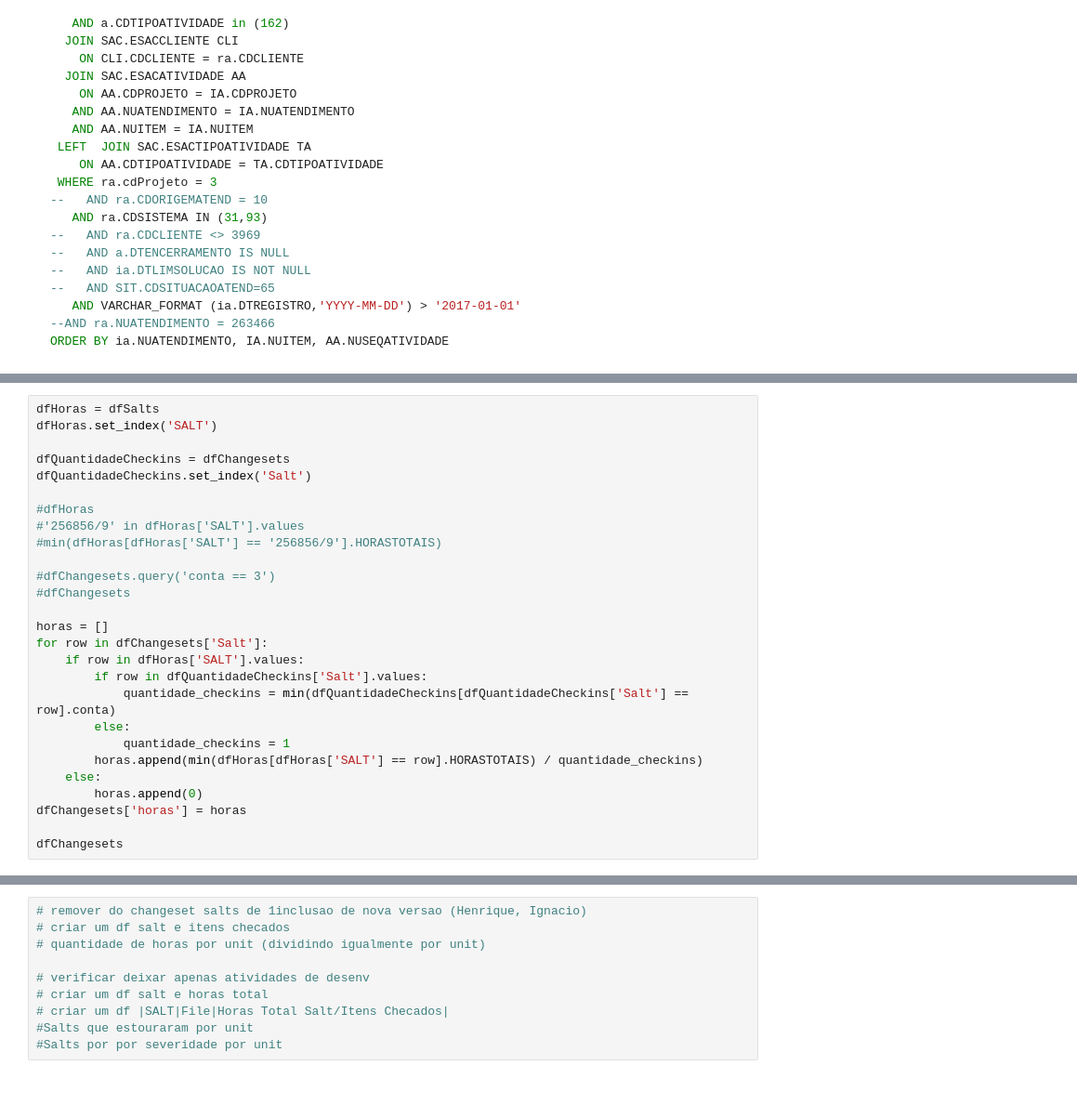
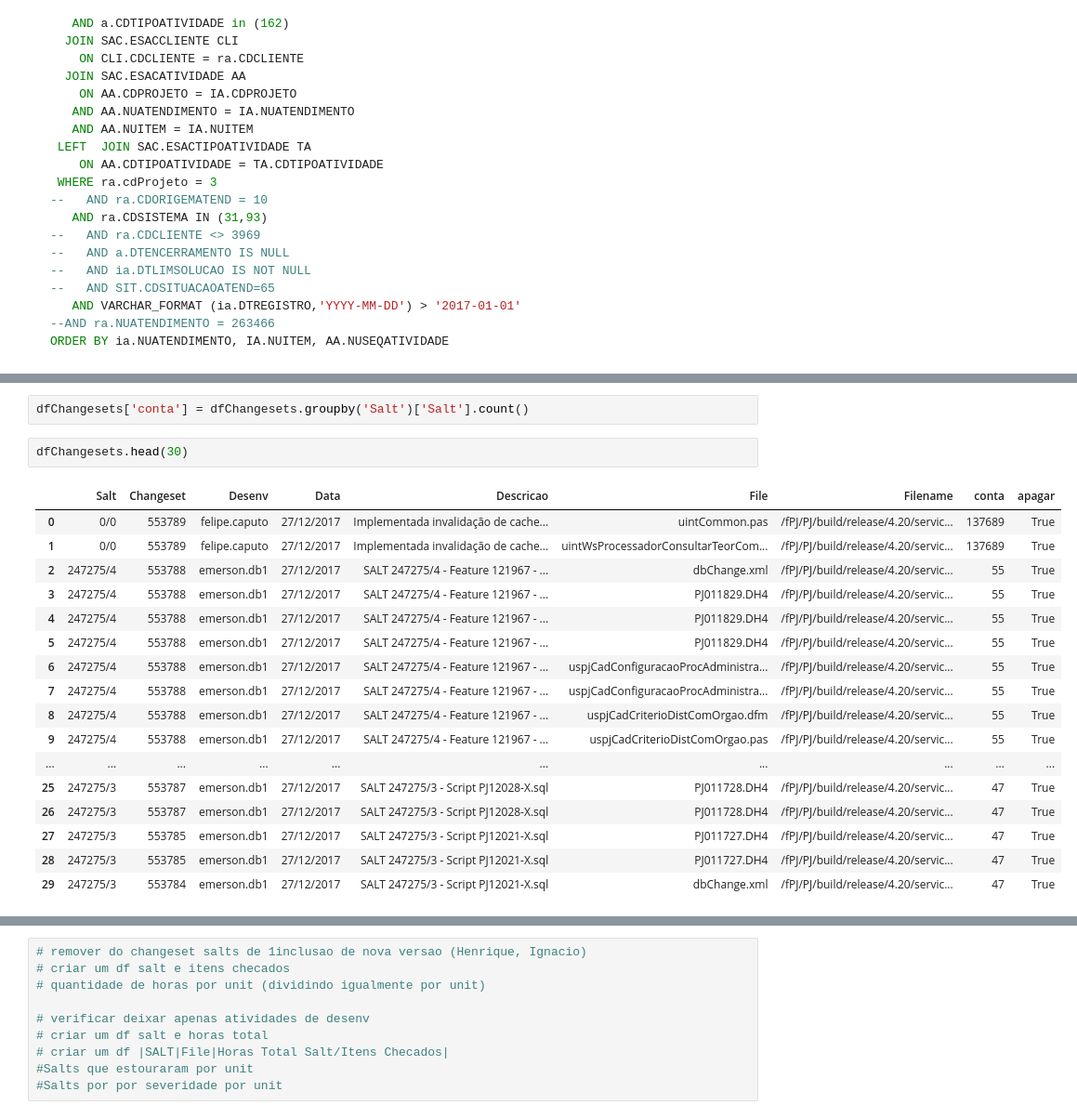
Before and after one commit to wilianselzlein/Metricas, a Jupyter notebook: Changesets.ipynb, the cells around one changed output, grey strips where cells are left out. Shown at 93% size. Drawn from its saved outputs; the diff is of its cells as text; blank space fills up the shorter version.

```diff
--- a/Changesets.ipynb
+++ b/Changesets.ipynb
@@ -587,27 +337,0 @@ dfChangesets[dfChangesets['apagar'] == False]
-# %%
-dfHoras = dfSalts
-dfHoras.set_index('SALT')
-
-dfQuantidadeCheckins = dfChangesets
-dfQuantidadeCheckins.set_index('Salt')
-
-#dfHoras
-#'256856/9' in dfHoras['SALT'].values
-#min(dfHoras[dfHoras['SALT'] == '256856/9'].HORASTOTAIS)
-
-#dfChangesets.query('conta == 3')
-#dfChangesets
-
-horas = []
-for row in dfChangesets['Salt']:
-    if row in dfHoras['SALT'].values:
-        if row in dfQuantidadeCheckins['Salt'].values:
-            quantidade_checkins = min(dfQuantidadeCheckins[dfQuantidadeCheckins['Salt'] == row].conta)
-        else:
-            quantidade_checkins = 1
-        horas.append(min(dfHoras[dfHoras['SALT'] == row].HORASTOTAIS) / quantidade_checkins)
-    else:
-        horas.append(0)
-dfChangesets['horas'] = horas
-
-dfChangesets
@@ -636,0 +374,22 @@ dfChangesets.query('horas > 0')
+# %%
+dfChangesets['conta'] = dfChangesets.groupby('Salt')['Salt'].count()
+# %%
+dfChangesets.head(30)
+# %% [output]
+|  | Salt | Changeset | Desenv | Data | Descricao | File | Filename | conta | apagar |
+| 0 | 0/0 | 553789 | felipe.caputo | 27/12/2017 | Implementada invalidação de cache... | uintCommon.pas | /fPJ/PJ/build/release/4.20/servic... | 137689 | True |
+| 1 | 0/0 | 553789 | felipe.caputo | 27/12/2017 | Implementada invalidação de cache... | uintWsProcessadorConsultarTeorCom... | /fPJ/PJ/build/release/4.20/servic... | 137689 | True |
+| 2 | 247275/4 | 553788 | emerson.db1 | 27/12/2017 | SALT 247275/4 - Feature 121967 - ... | dbChange.xml | /fPJ/PJ/build/release/4.20/servic... | 55 | True |
+| 3 | 247275/4 | 553788 | emerson.db1 | 27/12/2017 | SALT 247275/4 - Feature 121967 - ... | PJ011829.DH4 | /fPJ/PJ/build/release/4.20/servic... | 55 | True |
+| 4 | 247275/4 | 553788 | emerson.db1 | 27/12/2017 | SALT 247275/4 - Feature 121967 - ... | PJ011829.DH4 | /fPJ/PJ/build/release/4.20/servic... | 55 | True |
+| 5 | 247275/4 | 553788 | emerson.db1 | 27/12/2017 | SALT 247275/4 - Feature 121967 - ... | PJ011829.DH4 | /fPJ/PJ/build/release/4.20/servic... | 55 | True |
+| 6 | 247275/4 | 553788 | emerson.db1 | 27/12/2017 | SALT 247275/4 - Feature 121967 - ... | uspjCadConfiguracaoProcAdministra... | /fPJ/PJ/build/release/4.20/servic... | 55 | True |
+| 7 | 247275/4 | 553788 | emerson.db1 | 27/12/2017 | SALT 247275/4 - Feature 121967 - ... | uspjCadConfiguracaoProcAdministra... | /fPJ/PJ/build/release/4.20/servic... | 55 | True |
+| 8 | 247275/4 | 553788 | emerson.db1 | 27/12/2017 | SALT 247275/4 - Feature 121967 - ... | uspjCadCriterioDistComOrgao.dfm | /fPJ/PJ/build/release/4.20/servic... | 55 | True |
+| 9 | 247275/4 | 553788 | emerson.db1 | 27/12/2017 | SALT 247275/4 - Feature 121967 - ... | uspjCadCriterioDistComOrgao.pas | /fPJ/PJ/build/release/4.20/servic... | 55 | True |
+| ... | ... | ... | ... | ... | ... | ... | ... | ... | ... |
+| 25 | 247275/3 | 553787 | emerson.db1 | 27/12/2017 | SALT 247275/3 - Script PJ12028-X.sql | PJ011728.DH4 | /fPJ/PJ/build/release/4.20/servic... | 47 | True |
+| 26 | 247275/3 | 553787 | emerson.db1 | 27/12/2017 | SALT 247275/3 - Script PJ12028-X.sql | PJ011728.DH4 | /fPJ/PJ/build/release/4.20/servic... | 47 | True |
+| 27 | 247275/3 | 553785 | emerson.db1 | 27/12/2017 | SALT 247275/3 - Script PJ12021-X.sql | PJ011727.DH4 | /fPJ/PJ/build/release/4.20/servic... | 47 | True |
+| 28 | 247275/3 | 553785 | emerson.db1 | 27/12/2017 | SALT 247275/3 - Script PJ12021-X.sql | PJ011727.DH4 | /fPJ/PJ/build/release/4.20/servic... | 47 | True |
+| 29 | 247275/3 | 553784 | emerson.db1 | 27/12/2017 | SALT 247275/3 - Script PJ12021-X.sql | dbChange.xml | /fPJ/PJ/build/release/4.20/servic... | 47 | True |
```
Also changed, not shown: parts of 36 cells of this notebook.
